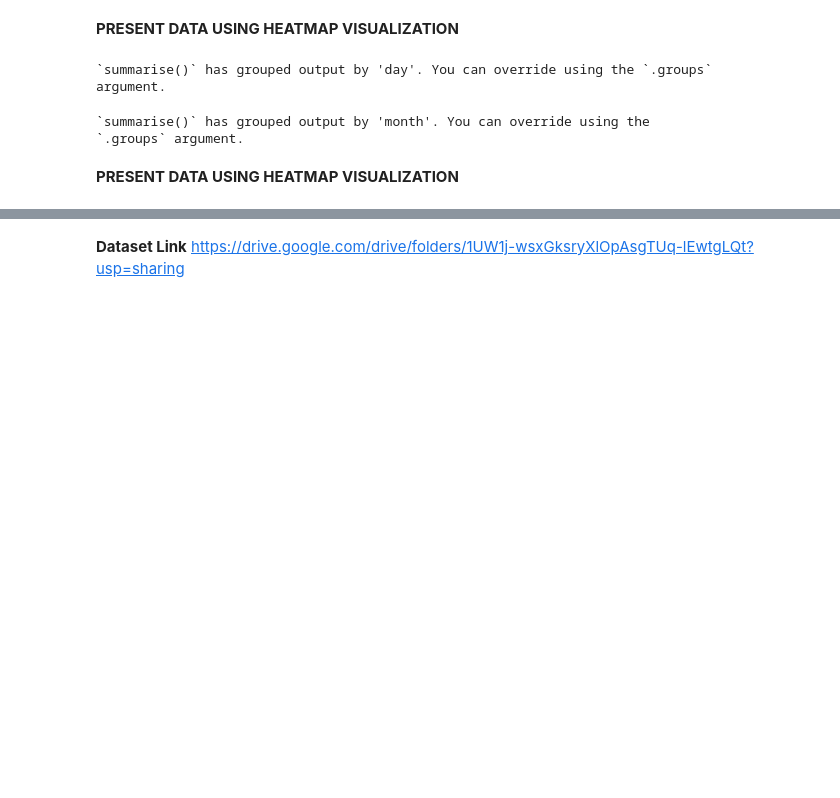
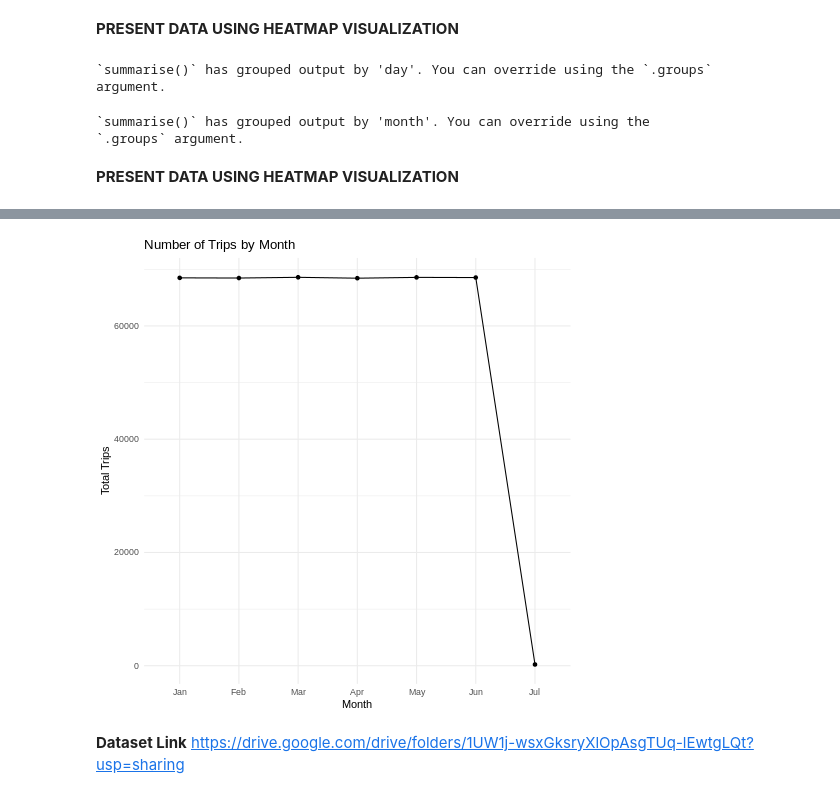
Before and after one commit to rajatrai30/ubder-data-analysis-usinf-R, a Jupyter notebook: BDA_PROJECT_2023_pynb.ipynb, the cells around one changed output, grey strips where cells are left out. Drawn from its saved outputs; the diff is of its cells as text; code cells hidden in the pictures; blank space fills up the shorter version.

```diff
--- a/BDA_PROJECT_2023_pynb.ipynb
+++ b/BDA_PROJECT_2023_pynb.ipynb
@@ -310,3 +339,24 @@ month_day_data
+# %%
+# USING GGPLOT2 FOR DATA VISUALIZATION
+#  Total number of trips in each month.
+%%R
+# Loading the required library for plotting
+library(ggplot2)
+
+# Aggregate the data by month and calculate the number of trips
+month_data <- data %>% group_by(month) %>% summarise(Total = n())
+
+# Create a line chart
+ggplot(month_data, aes(x = month, y = Total, group = 1)) +
+  geom_line() +
+  geom_point() +
+  labs(title = "Number of Trips by Month",
+       x = "Month",
+       y = "Total Trips") +
+  scale_x_discrete(labels = month.abb) +
+  theme_minimal()
+# %% [output]
+[figure, added]
 # %% [markdown]
 **Dataset Link**
 https://drive.google.com/drive/folders/1UW1j-wsxGksryXlOpAsgTUq-lEwtgLQt?usp=sharing
```
Also changed, not shown: parts of 10 cells of this notebook.
